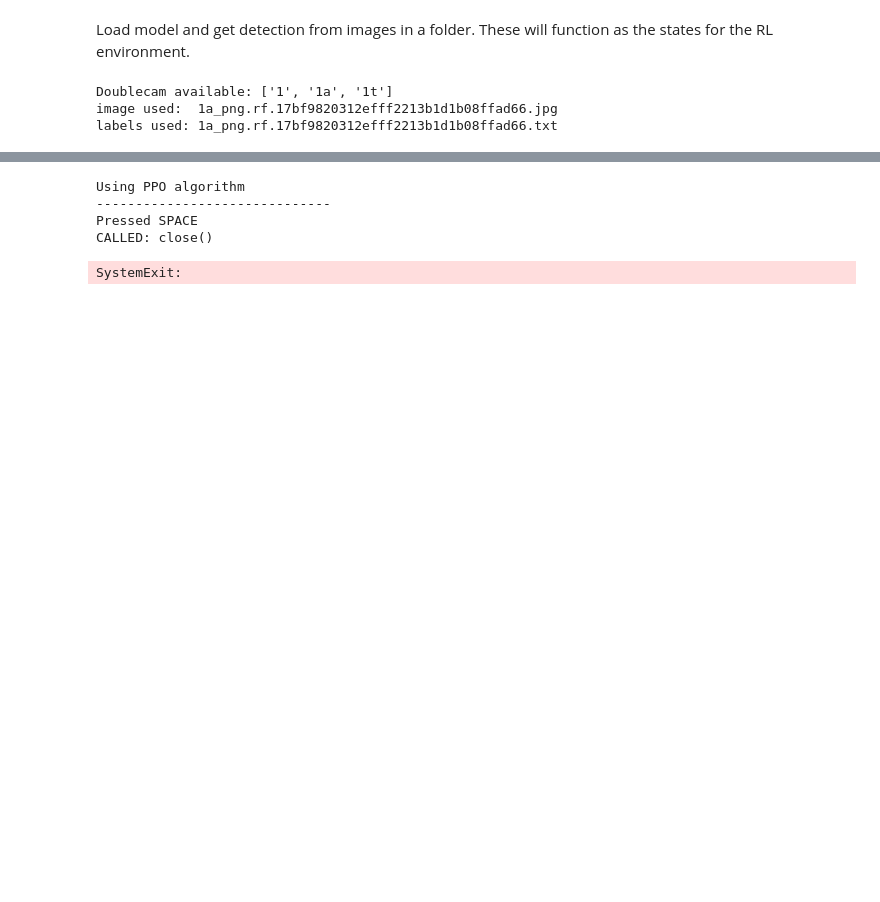
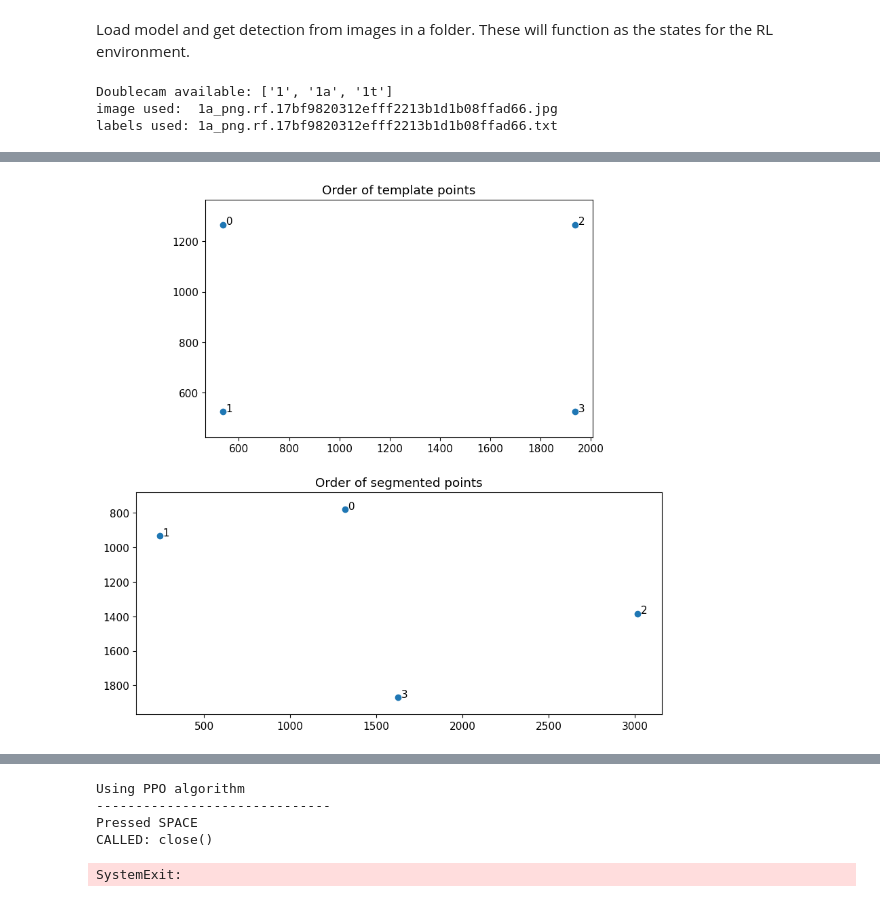
Before and after one commit to viktorseba/pix2pockets, a Jupyter notebook: pix2pockets_demo.ipynb, the cells around one changed output, grey strips where cells are left out. Saved outputs shown, nothing was run; the diff lists cells and outputs as text; code cells hidden in the pictures; blank space fills up the shorter version.

```diff
--- a/pix2pockets_demo.ipynb
+++ b/pix2pockets_demo.ipynb
@@ -162,0 +193,5 @@ Error in dot count, using only corners for mapping
+# %%
+# plot template mapping
+Object.plot_template(save=True)
+# %% [output]
+[figure, added]
```
Also changed, not shown: parts of 40 cells of this notebook, 11 other files.
